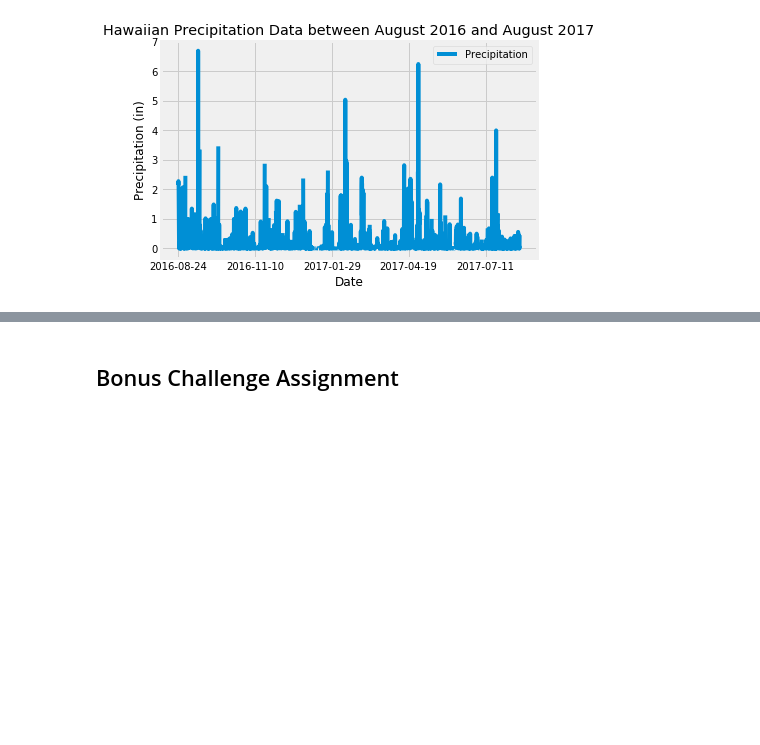
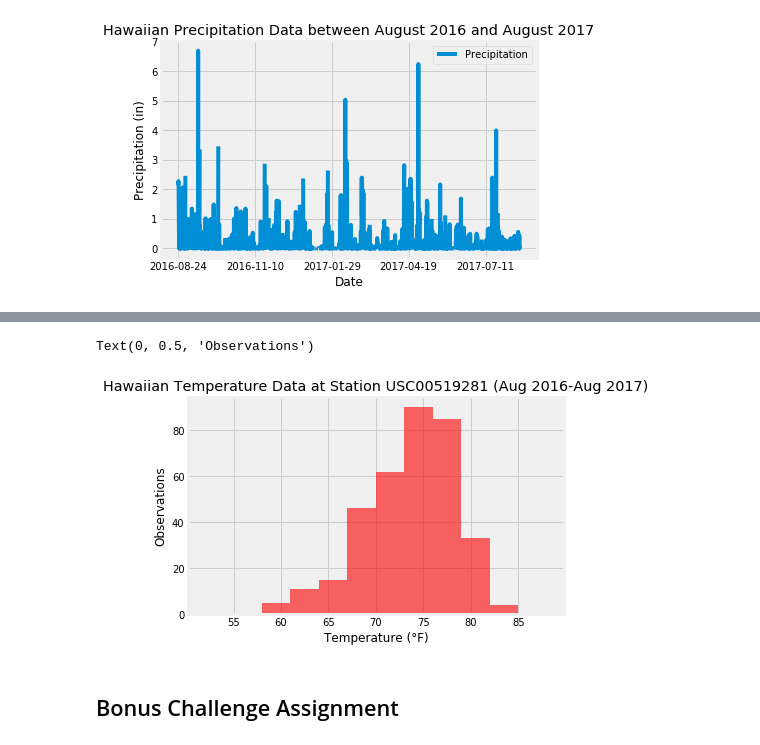
Before and after one commit to blhawkins/10.sqlalchemy-challenge, a Jupyter notebook: climate.ipynb, the cells around one changed output, grey strips where cells are left out. Cells and saved outputs as stored; diff of their text form; code cells hidden in the pictures; blank space fills up the shorter version.

```diff
--- a/climate.ipynb
+++ b/climate.ipynb
@@ -150,10 +206,11 @@ lowest_temperature = session.query(measurement.tobs).filter(measurement.station
 print(f'The most active station is {most_active_station}.')
 
 #Perform a query to retrieve the temperature data for the most active station in the previous year
-most_active_temp_query = session.query(measurement.date, measurement.station, measurement.tobs).filter(measurement.station == most_active_station).filter(measurement.date >= year_ago).filter(measurement.date <= last_date)
+most_active_temp_query = session.query(measurement.date, measurement.tobs).filter(measurement.station == most_active_station).filter(measurement.date >= year_ago).filter(measurement.date <= last_date)
 
 #Save the query results as a Pandas DataFrame and set the index to the date column
-most_active_temp_df = pd.DataFrame(most_active_temp_query, columns = ['Date', 'Station', 'Temperature'])
+most_active_temp_df = pd.DataFrame(most_active_temp_query, columns = ['Date', 'Temperature'])
+most_active_temp_df = most_active_temp_df.set_index('Date')
 
 #Print the resulting dataframe
 most_active_temp_df
@@ -160,2 +233,13 @@ most_active_temp_df
+# %%
+#Use the most_active_temp_df dataframe to create a histogram modelling the data.
+most_active_temp_df['Temperature'].plot.hist(bins = [52, 55, 58, 61, 64, 67, 70, 73, 76, 79, 82, 85, 88], color="red", alpha=0.6)
+
+#Format the histogram
+plt.title(f'Hawaiian Temperature Data at Station {most_active_station} (Aug 2016-Aug 2017)')
+plt.xlabel('Temperature (°F)')
+plt.ylabel('Observations')
+# %% [output]
+Text(0, 0.5, 'Observations')
+[figure, added]
 # %% [markdown]
 ## Bonus Challenge Assignment
```
Also changed, not shown: parts of 8 cells of this notebook.
